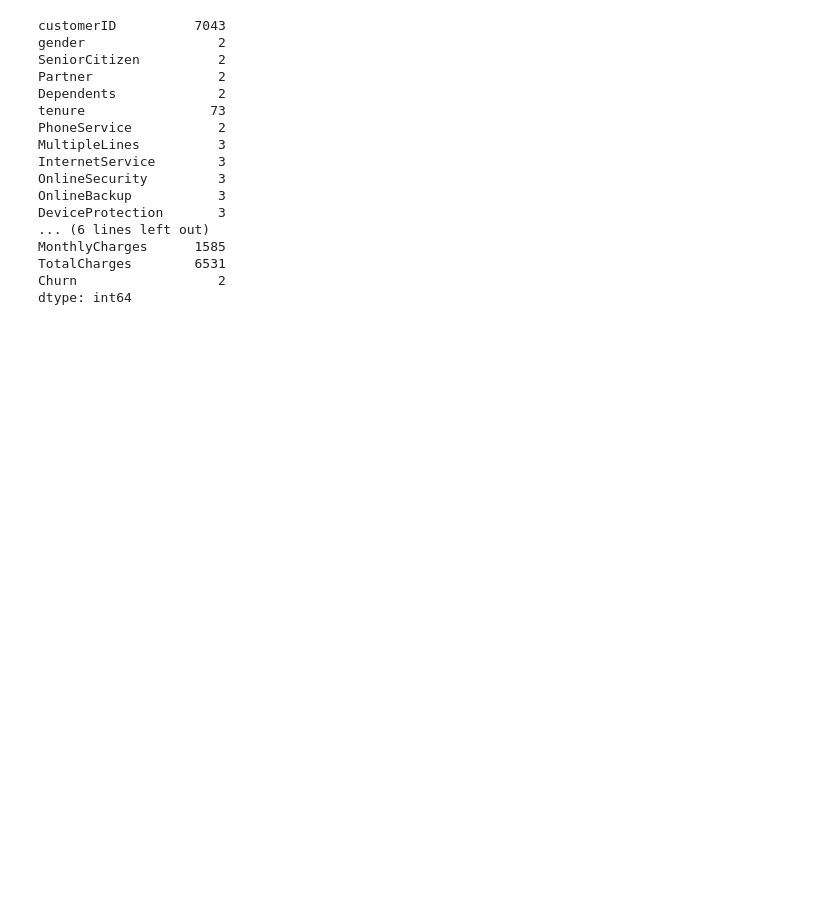
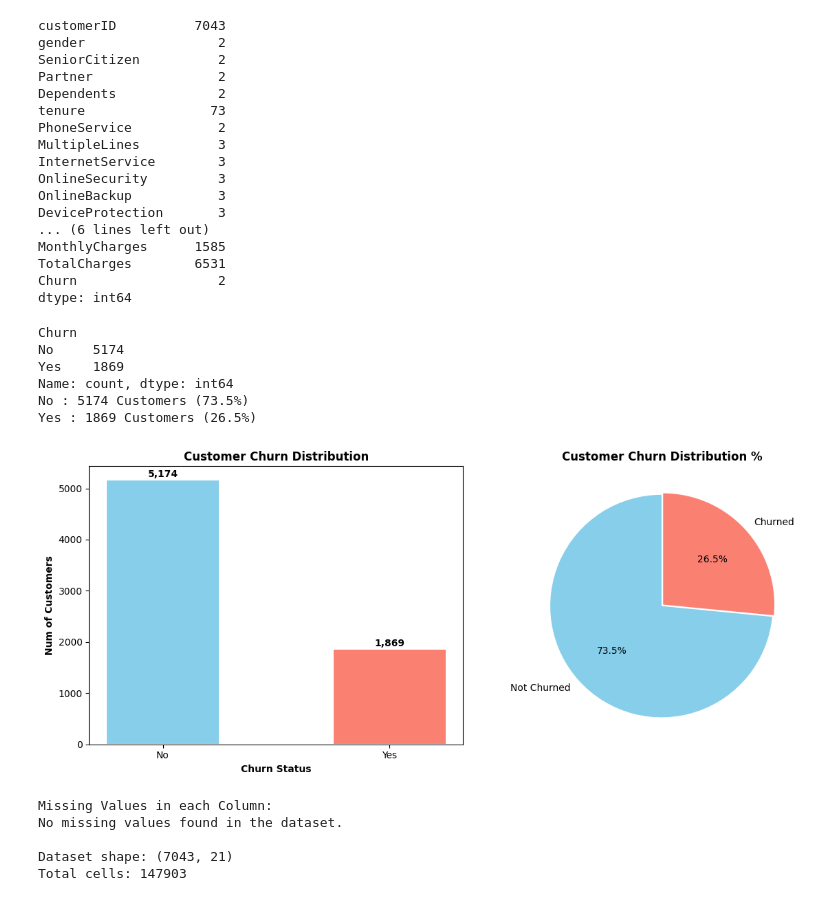
Before and after one commit to Venkatavishnuvardhanthota/customer-churn-prediction, a Jupyter notebook: notebooks/01_eda_and_modeling.ipynb, the cells around one changed output. Cells and saved outputs as stored; diff of their text form; code cells hidden in the pictures; blank space fills up the shorter version.

Commit message:
Quick EDA complete - class imbalance, missing values, basic stats

```diff
--- a/notebooks/01_eda_and_modeling.ipynb
+++ b/notebooks/01_eda_and_modeling.ipynb
@@ -66,3 +66,76 @@ MonthlyCharges      1585
 TotalCharges        6531
 Churn                  2
 dtype: int64
+# %%
+churn_counts = df['Churn'].value_counts()
+print(churn_counts)
+
+for value, count in churn_counts.items():
+
+    percentage = (count / (len(df))) * 100
+    print(f'{value} : {count} Customers ({percentage:.1f}%)')
+
+print()
+
+fig, ax = plt.subplots(1, 2, figsize = (12, 5))
+
+#Bar Chart
+bars = ax[0].bar(churn_counts.index,
+                 churn_counts.values,
+                 color = ['skyblue', 'salmon'],
+                 edgecolor = 'white',
+                 linewidth = 1.5,
+                 width = 0.5)
+
+for bar, value in zip(bars, churn_counts.values):
+    ax[0].text(bar.get_x() + bar.get_width()/2  ,
+               bar.get_height() + 50,
+               f'{value:,}',
+               ha = 'center',
+               fontweight = 'bold',
+               fontsize = 10)
+
+ax[0].set_title('Customer Churn Distribution', fontsize = 12, fontweight = 'bold')
+ax[0].set_xlabel('Churn Status', fontsize = 10, fontweight = 'bold')
+ax[0].set_ylabel('Num of Customers', fontsize = 10, fontweight = 'bold')
+
+#Pie Chart
+ax[1].pie(churn_counts.values,
+          labels = ['Not Churned', 'Churned'],
+          autopct = '%1.1f%%',
+          colors = ['skyblue', 'salmon'],
+          startangle = 90,
+          explode = (0.01, 0.01))
+
+ax[1].set_title('Customer Churn Distribution %', fontsize = 12, fontweight = 'bold')
+
+plt.tight_layout()
+plt.savefig('../outputs/01_churn_distribution.png',
+            dpi=150, bbox_inches='tight')
+plt.show()
+# %% [output]
+Churn
+No     5174
+Yes    1869
+Name: count, dtype: int64
+No : 5174 Customers (73.5%)
+Yes : 1869 Customers (26.5%)
+[figure, added]
+# %%
+print('Missing Values in each Column:')
+missing = df.isnull().sum(0)
+missing_cols = missing[missing>0]
+if len(missing_cols) == 0:
+    print('No missing values found in the dataset.')
+else :
+    print(missing_cols)
+    print(f'Total missing values: {missing.sum()}')
+
+print(f"\nDataset shape: {df.shape}")
+print(f"Total cells: {df.shape[0] * df.shape[1]}")
+# %% [output]
+Missing Values in each Column:
+No missing values found in the dataset.
+
+Dataset shape: (7043, 21)
+Total cells: 147903
```
Also changed, not shown: parts of 1 cell of this notebook, 1 other file.
